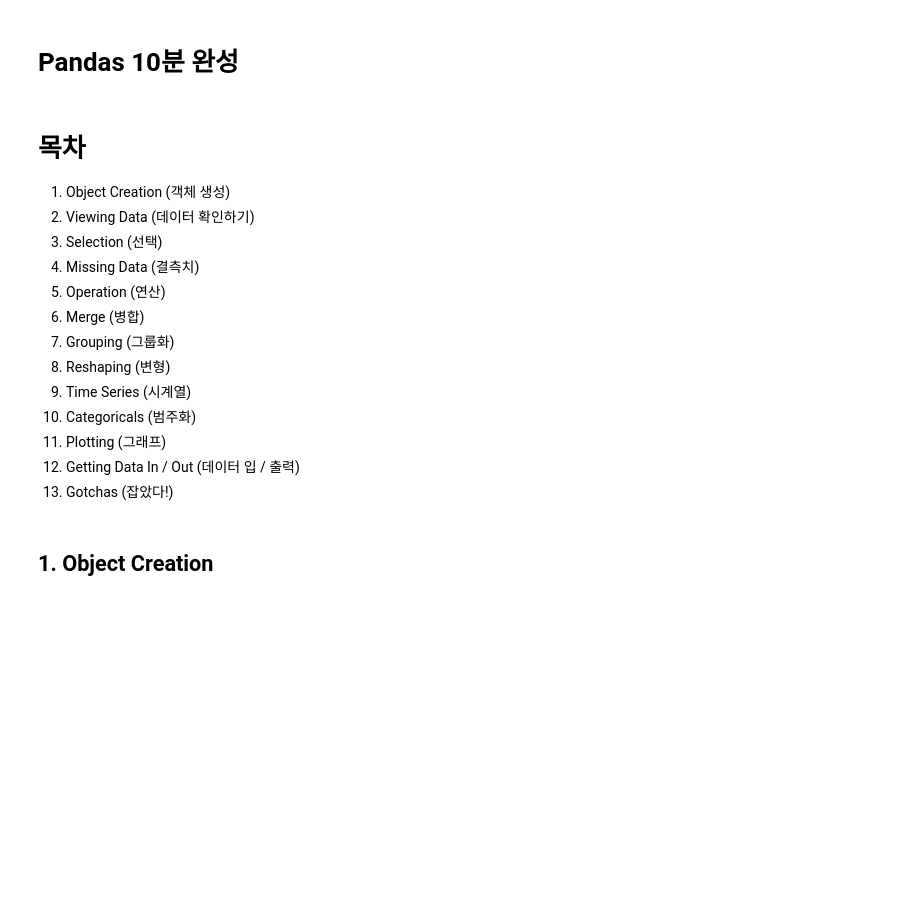
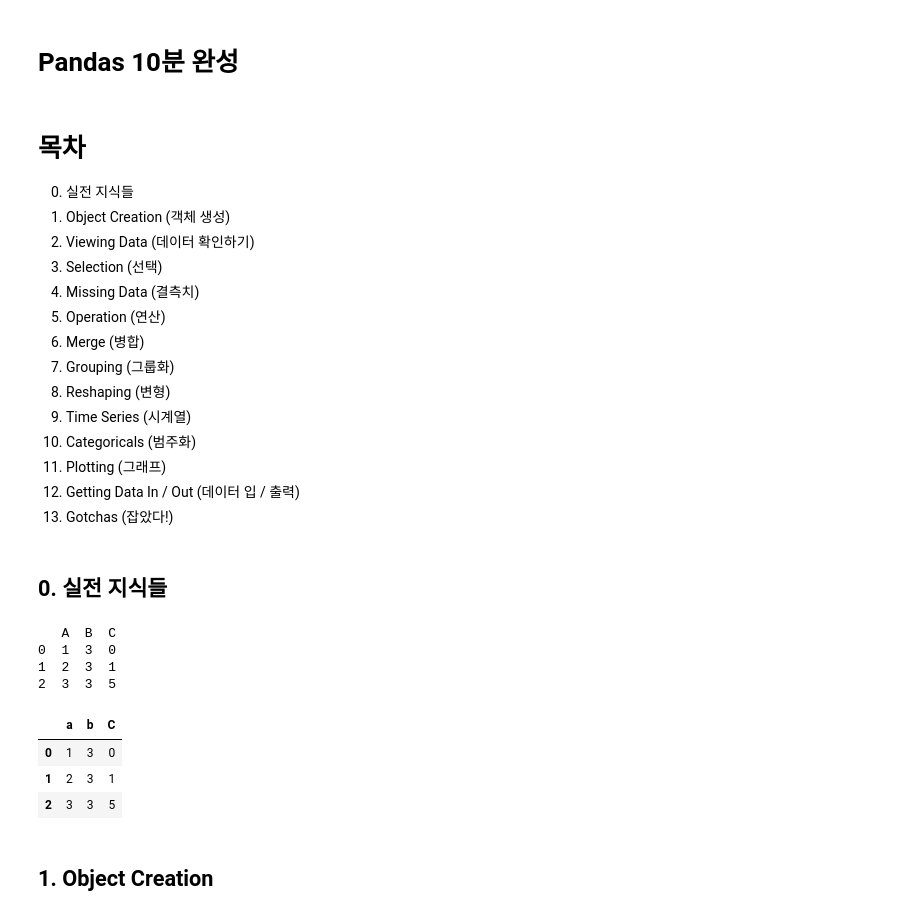
Before and after one commit to voidsatisfaction/TIL, a Jupyter notebook: @@DataScience/pandas/10_min_pandas.ipynb, the cells around one changed output. Saved outputs shown, nothing was run; the diff lists cells and outputs as text; code cells hidden in the pictures; blank space fills up the shorter version.

```diff
--- a/@@DataScience/pandas/10_min_pandas.ipynb
+++ b/@@DataScience/pandas/10_min_pandas.ipynb
@@ -7,6 +7,7 @@ import matplotlib.pyplot as plt
 # %% [markdown]
 # 목차
 
+0. 실전 지식들
 1. Object Creation (객체 생성)
 2. Viewing Data (데이터 확인하기)
 3. Selection (선택)
@@ -20,6 +21,41 @@ import matplotlib.pyplot as plt
 11. Plotting (그래프)
 12. Getting Data In / Out (데이터 입 / 출력)
 13. Gotchas (잡았다!)
+# %% [markdown]
+## 0. 실전 지식들
+# %%
+# 칼럼 이름 변경
+
+df = pd.DataFrame({ 'A': [1, 2, 3], 'B': 3, 'C': [0, 1, 5] })
+print(df)
+
+df.rename(index=str, columns={'A': 'a', 'B': 'b'})
+
+# datetime string을 date string으로 변환할 때 주의할 점
+## df는 Event Time이 datetime 형식의 string으로 저장 되어있었는데 (e.g 2019-04-21 19:00:00), 그것을 date형식의 string (e.g 2019-04-21)으로 바꿔주어야 했음
+
+df = pd.read_csv('./data/android_purchase_20190401-20190430.csv')
+# Event Revenue USD
+df_fb = df[df["Media Source"] == "Facebook Ads"]
+df_fb['date'] = pd.to_datetime(df_fb["Event Time"]).dt.date.apply(str) #### 이 부분에서 str으로 캐스팅 해주지 않으면 나중에 merge가 통하지않음!!! 데이터 타입이 다르기때문
+
+df1 = df_fb.groupby("date").sum().reset_index()[["date", "Event Revenue USD"]]
+
+df2 = pd.read_csv('./data/android_purchase_20190401-20190430_db.csv')
+df2 = df2.rename(index=str, columns={"event_date": "date", "sum(usd_revenue)": "db revenue"})
+
+merged_df = pd.merge(left=df1, right=df2, on="date")
+merged_df["diff"] = merged_df["Event Revenue USD"] - merged_df["db revenue"]
+merged_df["Event Revenue USD"].sum()
+# %% [output]
+   A  B  C
+0  1  3  0
+1  2  3  1
+2  3  3  5
+|  | a | b | C |
+| 0 | 1 | 3 | 0 |
+| 1 | 2 | 3 | 1 |
+| 2 | 3 | 3 | 5 |
 # %% [markdown]
 ## 1. Object Creation
 # %%
```
